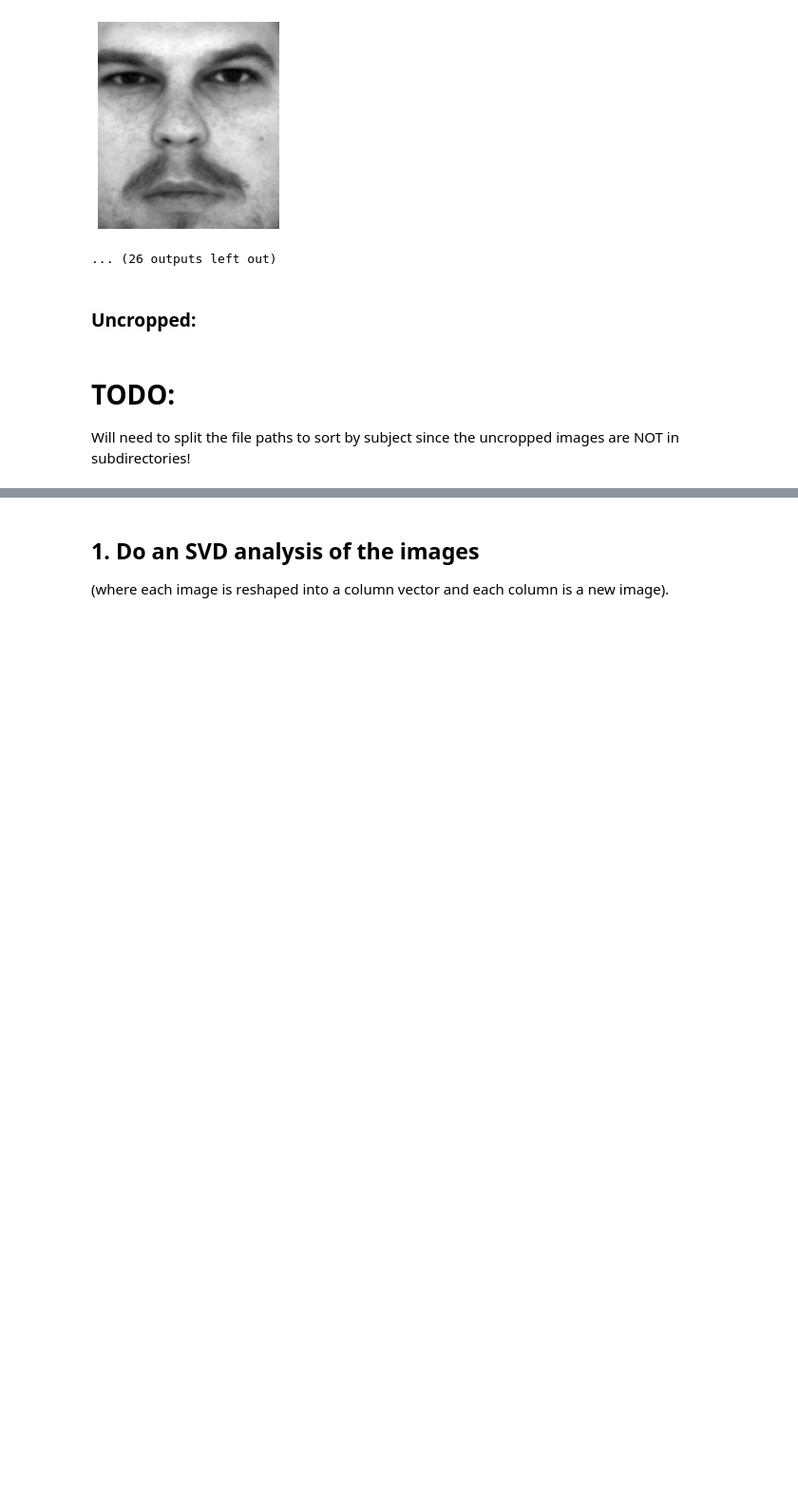
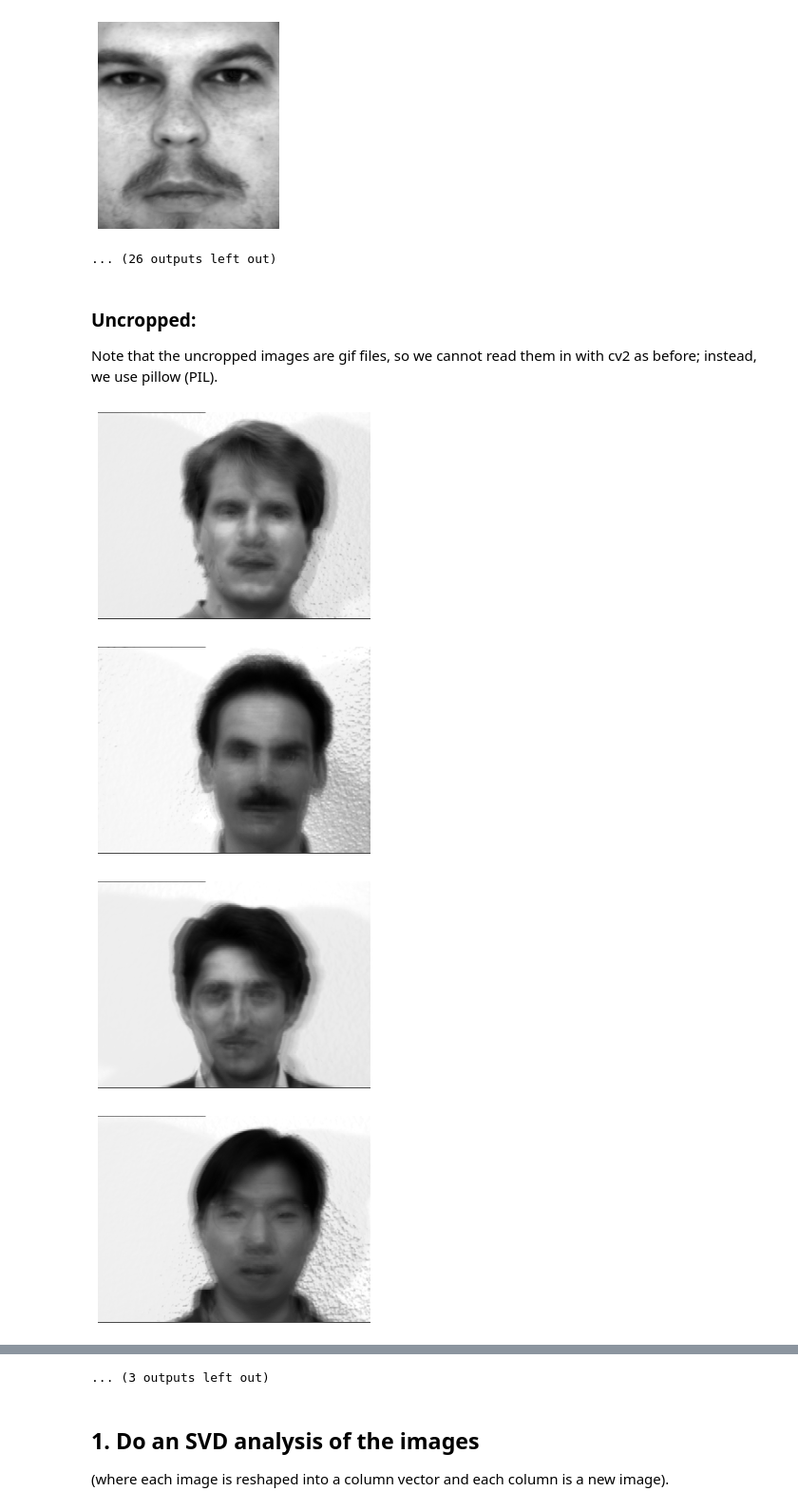
Before and after one commit to jacnugent/amath584, a Jupyter notebook: hw2_SVD_facial_recognition/hw2_draft.ipynb, the cells around one changed output, grey strips where cells are left out. Shown at 95% size. Saved outputs shown, nothing was run; the diff lists cells and outputs as text; code cells hidden in the pictures; blank space fills up the shorter version.

```diff
--- a/hw2_SVD_facial_recognition/hw2_draft.ipynb
+++ b/hw2_SVD_facial_recognition/hw2_draft.ipynb
@@ -62,35 +66,37 @@ for i in range(len(cropped_pics)):
 [figure]
 [figure]
 ... (26 outputs left out)
-# %% [markdown]
-### Uncropped:
-# %% [markdown]
-# TODO:
-Will need to split the file paths to sort by subject since the uncropped images are NOT in subdirectories!
+# %% [markdown]
+### Uncropped:
+Note that the uncropped images are gif files, so we cannot read them in with cv2 as before; instead, we use pillow (PIL).
 # %%
-# # # get a list of paths to each subfolder in yalefaces_uncropped
-# # unpaths = [uncrop_dir + dirname for dirname in os.listdir(uncrop_dir)
-# #            if os.path.isdir(os.path.join(uncrop_dir, dirname))]
-# # nuc_img = len(unpaths)
+# get a list of paths to each subfolder in yalefaces_uncropped
+unpaths = sorted([uncrop_dir + name for name in os.listdir(uncrop_dir)])
 
-# # # initialize list to hold the averaged data matrices for each image
-# # uncropped_pics = [[]]*nuc_img
+# check that each subject has 11 images in the dataset
+if len(unpaths) % 11 == 0:
+    n_sub = int(len(unpaths) / 11)
+else:
+    raise Exception('Invalid number of images! Each subject should have exactly 11 images.')
 
-# # for i in range(n_img):
-# # get the list of file names within the subfolder for that image
-# # unsubfolder = unpaths[i] + '/'
-# imagenames_uc = [uncrop_dir + f for f in os.listdir(uncrop_dir)
-#                  if os.path.isfile(os.path.join(uncrop_dir, f))]
+# initialize list to hold the averaged data matrices for each subject
+uncropped_pics = [[]]*n_sub
 
-# # make one list containing the data matrices for each image
-# images_uc = [cv2.cvtColor(cv2.imread(x), cv2.COLOR_BGR2GRAY) for x in imagenames_uc]
+for i in range(n_sub):
+    # make one list containing the data matrices of the 11 images for that subject
+    images_uc = [np.array(Image.open(x).convert('L')) for x in unpaths[i*11:(i+1)*11]]
 
-# # averaged the data matrix for this image and add to the list
-# uncropped_pics[i] = np.mean(images_uc, axis=0)
+    # averaged the data matrix for this image and add to the list
+    uncropped_pics[i] = np.mean(images_uc, axis=0)
 # %%
-# # test it!
+# test it!
 
-# for i in range(len(uncropped_pics)):
-#     plt.imshow(cropped_pics[i], cmap='gray')
-#     plt.axis('off')
-#     plt.show()
+for i in range(len(uncropped_pics)):
+    plt.imshow(uncropped_pics[i], cmap='gray')
+    plt.axis('off')
+    plt.show()
+# %% [output]
+[figure, added]
+[figure, added]
+[figure, added]
+[figure, added]
@@ -97,3 +111,4 @@ Will need to split the file paths to sort by subject since the uncropped images
+... (3 outputs left out)
 # %% [markdown]
 ## 1. Do an SVD analysis of the images
 (where each image is reshaped into a column vector and each column is a new image).
```
Also changed, not shown: parts of 31 cells of this notebook.
